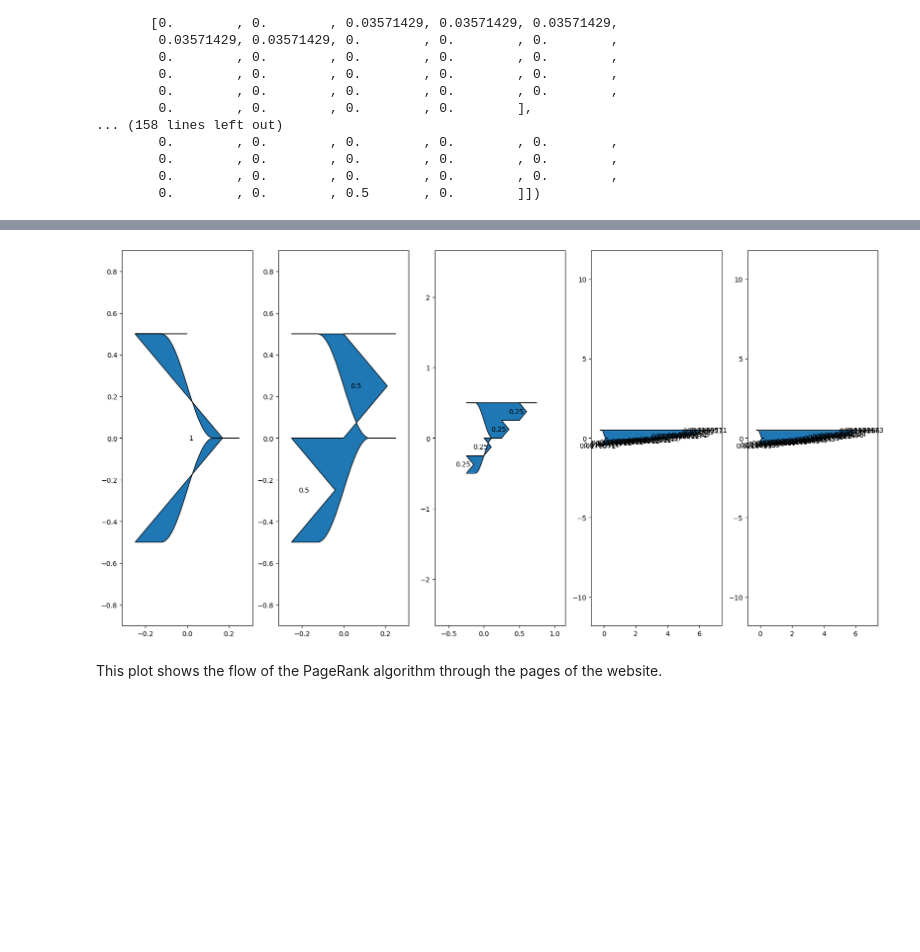
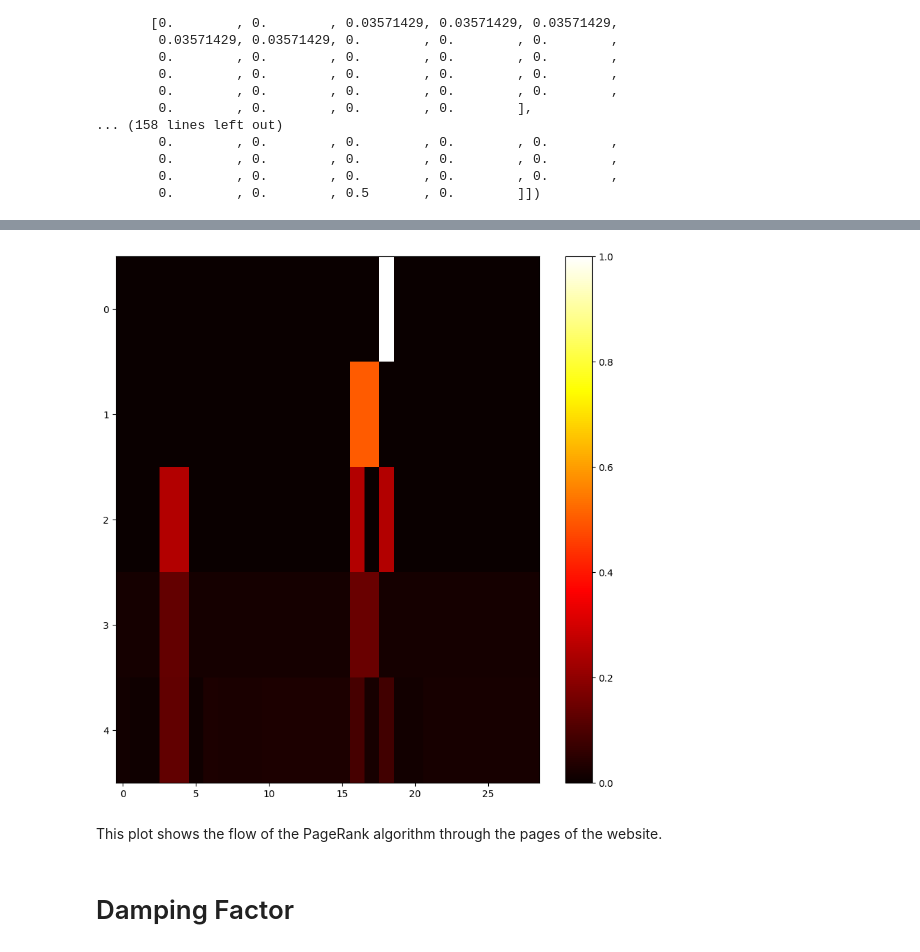
Before and after one commit to velocitatem/modeling_search_engines, a Jupyter notebook: engine.ipynb, the cells around one changed output, grey strips where cells are left out. Saved outputs shown, nothing was run; the diff lists cells and outputs as text; code cells hidden in the pictures; blank space fills up the shorter version.

```diff
--- a/engine.ipynb
+++ b/engine.ipynb
@@ -209,16 +217,12 @@ ValueError: probabilities do not sum to 1
 # %%
-# silence the logging
-log.getLogger().setLevel(log.WARNING)
-## we make a sankey diagram to visualize the flow
-from matplotlib.sankey import Sankey
-# avoid the sankey being crowded and visualize in columns
-fig, ax = plt.subplots(1, 5, figsize=(20, 10))
-lables = [title.split("/")[-2] for title in G.nodes]
-for i, x in enumerate(x_n):
-    sankey = Sankey(ax=ax[i])
-    sankey.add(flows=x, orientations=[0]*len(G.nodes))
-    sankey.finish()
+# show the different states as a heatmap
+plt.figure(figsize=(10, 10))
+plt.imshow(x_n, cmap="hot", interpolation="nearest", aspect="auto")
+plt.colorbar()
+plt.show()
 # %% [output]
-[figure, old version]
+[figure, new version]
 # %% [markdown]
 This plot shows the flow of the PageRank algorithm through the pages of the website.
+# %% [markdown]
+# Damping Factor
```
Also changed, not shown: parts of 7 cells of this notebook.
